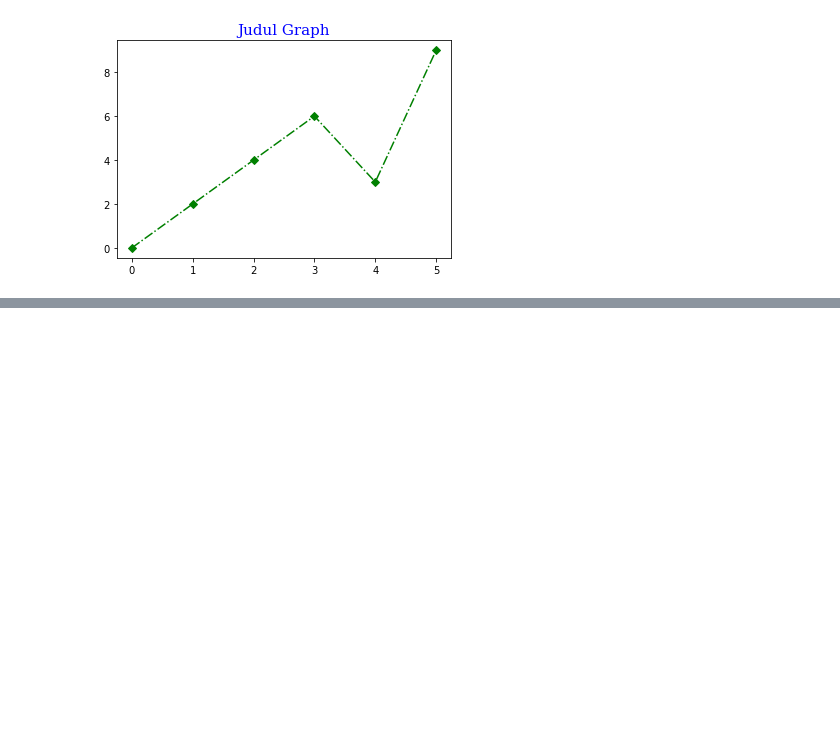
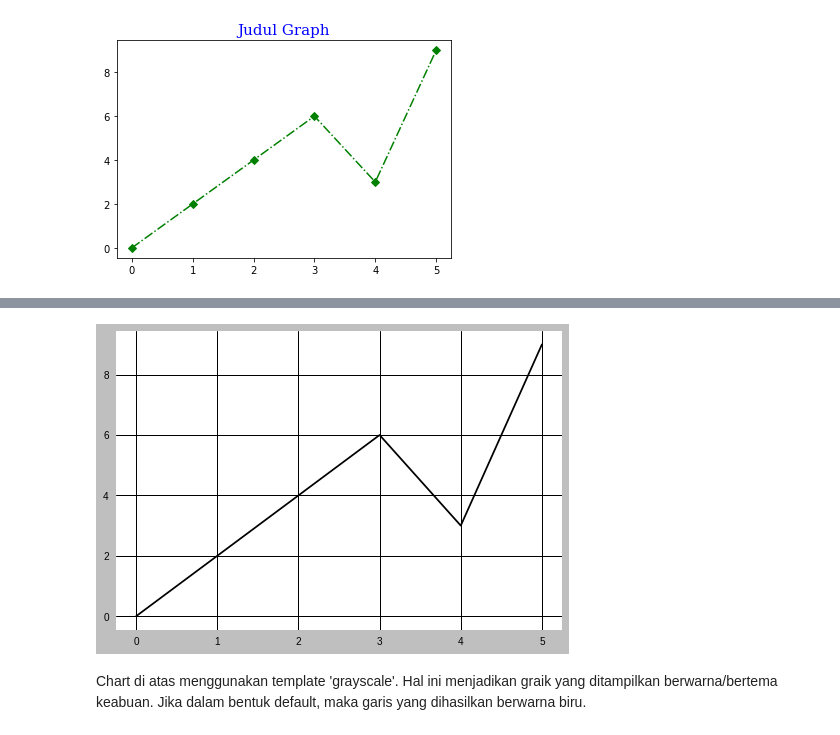
Before and after one commit to golchafun/matplotlib-tutor-note-id, a Jupyter notebook: FormatGrafik.ipynb, the cells around one changed output, grey strips where cells are left out. Saved outputs shown, nothing was run; the diff lists cells and outputs as text; code cells hidden in the pictures; blank space fills up the shorter version.

Commit message:
Update matplotlib style

```diff
--- a/FormatGrafik.ipynb
+++ b/FormatGrafik.ipynb
@@ -141,0 +167,15 @@ plt.show()
+# %%
+import matplotlib.pyplot as plt
+
+plt.style.use('grayscale')
+
+x = [0, 1, 2, 3, 4, 5]
+y = [0, 2, 4, 6, 3, 9]
+
+plt.plot(x, y)
+
+plt.show()
+# %% [output]
+[figure, added]
+# %% [markdown]
+Chart di atas menggunakan template 'grayscale'. Hal ini menjadikan graik yang ditampilkan berwarna/bertema keabuan. Jika dalam bentuk default, maka garis yang dihasilkan berwarna biru.
```
Also changed, not shown: parts of 2 cells of this notebook.
